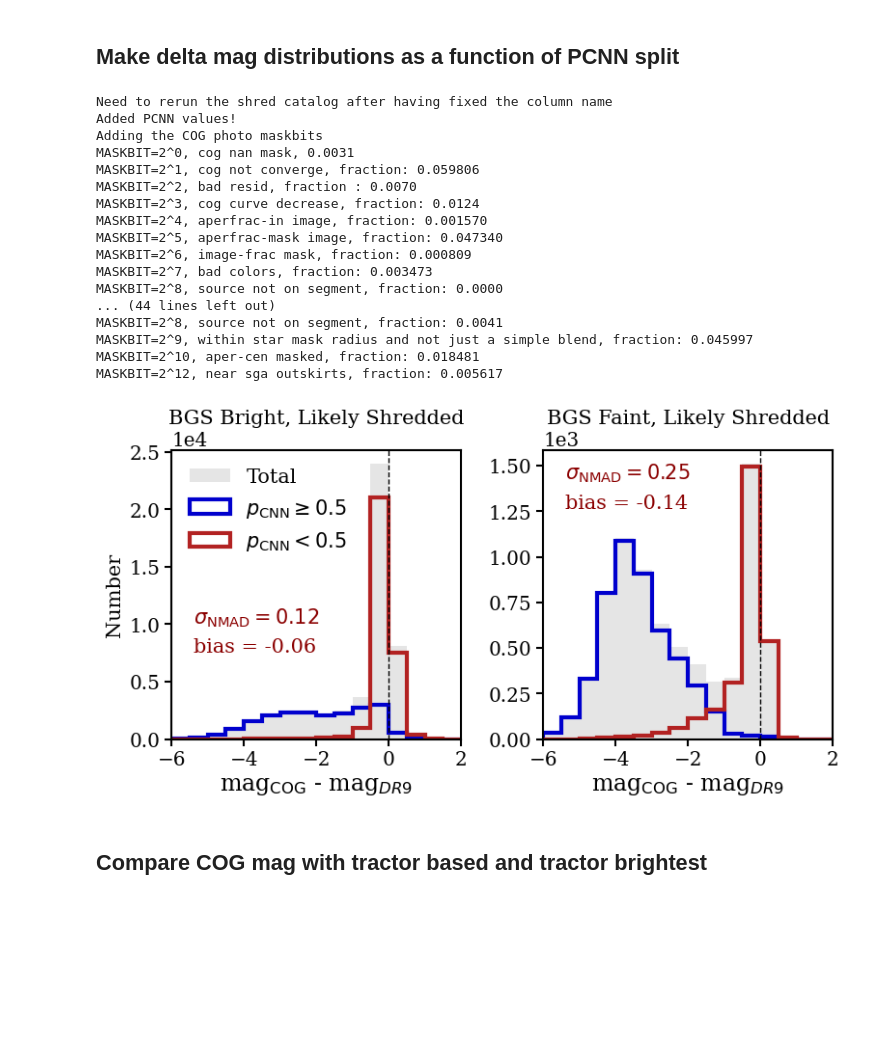
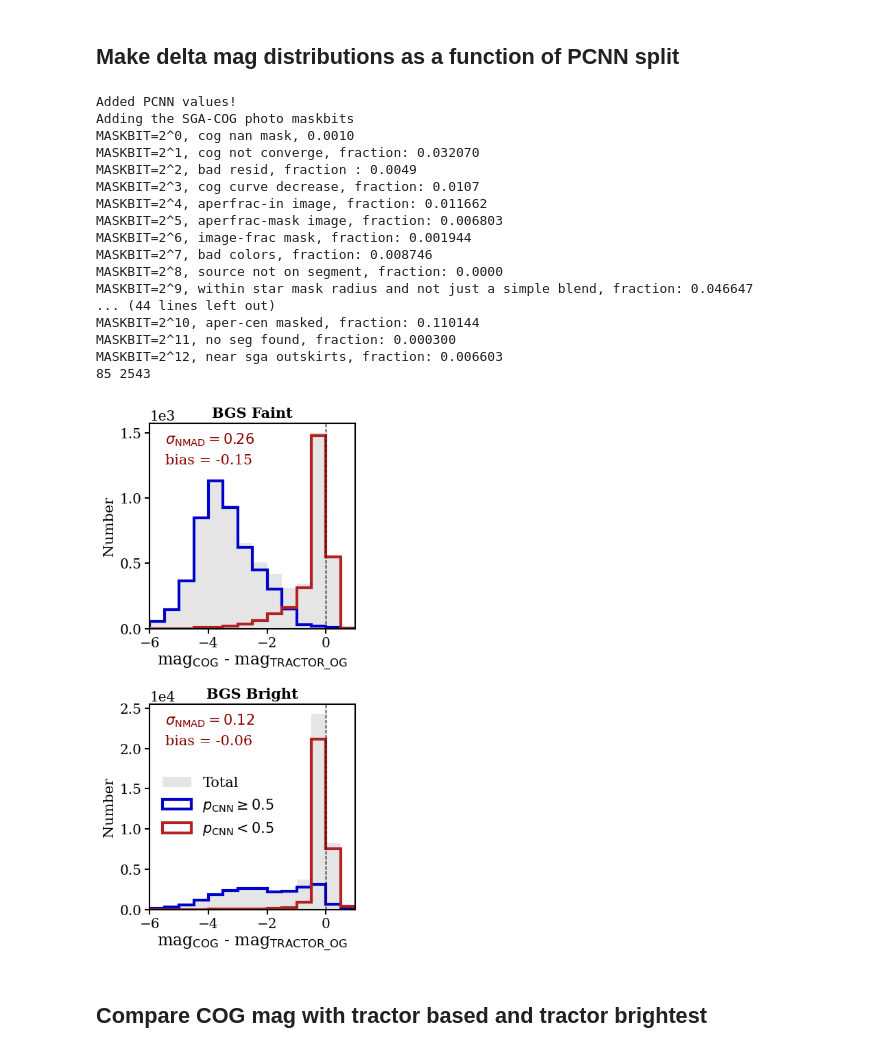
Before and after one commit to virajvman/desi_dwarfs, a Jupyter notebook: notebooks/shredding_paper/pcnn_and_validate_cog_plots.ipynb, the cells around one changed output. Saved outputs shown, nothing was run; the diff lists cells and outputs as text; code cells hidden in the pictures; blank space fills up the shorter version.

Commit message:
shredding paper nbs updated

```diff
--- a/notebooks/shredding_paper/pcnn_and_validate_cog_plots.ipynb
+++ b/notebooks/shredding_paper/pcnn_and_validate_cog_plots.ipynb
@@ -164,3 +104,0 @@ print( len(bgsb_cat[(bgsb_cat["PCNN_FRAGMENT"].data < 0.5) & mask])/len(bgsb_cat
-# %%
-bgsb_cat = Table.read("/pscratch/sd/v/virajvm/catalog_dr1_dwarfs/iron_photometry/iron_BGS_BRIGHT_shreds_catalog_w_aper_mags.fits")
-shred_mask = (bgsb_cat["FRACFLUX_G"] > 0.2) & (bgsb_cat["FRACFLUX_R"] > 0.2) & (bgsb_cat["FRACFLUX_Z"] > 0.2)
@@ -404,14 +437,14 @@ def do_consolidate(cat,sample, only_cog=True):
 
 bgsb_cat = Table.read("/pscratch/sd/v/virajvm/catalog_dr1_dwarfs/iron_photometry/iron_BGS_BRIGHT_shreds_catalog_w_aper_mags.fits")
 bgsf_cat = Table.read("/pscratch/sd/v/virajvm/catalog_dr1_dwarfs/iron_photometry/iron_BGS_FAINT_shreds_catalog_w_aper_mags.fits")
-lowz_cat = Table.read("/pscratch/sd/v/virajvm/catalog_dr1_dwarfs/iron_photometry/iron_LOWZ_shreds_catalog_w_aper_mags.fits")
-elg_cat = Table.read("/pscratch/sd/v/virajvm/catalog_dr1_dwarfs/iron_photometry/iron_ELG_shreds_catalog_w_aper_mags.fits")
+# lowz_cat = Table.read("/pscratch/sd/v/virajvm/catalog_dr1_dwarfs/iron_photometry/iron_LOWZ_shreds_catalog_w_aper_mags.fits")
+# elg_cat = Table.read("/pscratch/sd/v/virajvm/catalog_dr1_dwarfs/iron_photometry/iron_ELG_shreds_catalog_w_aper_mags.fits")
 
 #get the consolidate photometry!!
 bgsb_cat_only_cog = do_consolidate(bgsb_cat.copy(),sample="BGS_BRIGHT", only_cog=True)
 bgsf_cat_only_cog = do_consolidate(bgsf_cat.copy(),sample="BGS_FAINT", only_cog=True)
-lowz_cat_only_cog = do_consolidate(lowz_cat.copy(),sample="LOWZ", only_cog=True)
-elg_cat_only_cog = do_consolidate(elg_cat.copy(),sample="ELG", only_cog=True)
+# lowz_cat_only_cog = do_consolidate(lowz_cat.copy(),sample="LOWZ", only_cog=True)
+# elg_cat_only_cog = do_consolidate(elg_cat.copy(),sample="ELG", only_cog=True)
 
 # #get the consolidate photometry!!
 # bgsb_cat_best = do_consolidate(bgsb_cat,sample="BGS_BRIGHT", only_cog=False)
@@ -419,23 +452,23 @@ elg_cat_only_cog = do_consolidate(elg_cat.copy(),sample="ELG", only_cog=True)
 # lowz_cat_best = do_consolidate(lowz_cat,sample="LOWZ", only_cog=False)
 # elg_cat_best = do_consolidate(elg_cat,sample="ELG", only_cog=False)
 # %% [output]
-Need to rerun the shred catalog after having fixed the column name
 Added PCNN values!
-Adding the COG photo maskbits
-MASKBIT=2^0, cog nan mask, 0.0031
-MASKBIT=2^1, cog not converge, fraction: 0.059806
-MASKBIT=2^2, bad resid, fraction : 0.0070
-MASKBIT=2^3, cog curve decrease, fraction: 0.0124
-MASKBIT=2^4, aperfrac-in image, fraction: 0.001570
-MASKBIT=2^5, aperfrac-mask image, fraction: 0.047340
-MASKBIT=2^6, image-frac mask, fraction: 0.000809
-MASKBIT=2^7, bad colors, fraction: 0.003473
+Adding the SGA-COG photo maskbits
+MASKBIT=2^0, cog nan mask, 0.0010
+MASKBIT=2^1, cog not converge, fraction: 0.032070
+MASKBIT=2^2, bad resid, fraction : 0.0049
+MASKBIT=2^3, cog curve decrease, fraction: 0.0107
+MASKBIT=2^4, aperfrac-in image, fraction: 0.011662
+MASKBIT=2^5, aperfrac-mask image, fraction: 0.006803
+MASKBIT=2^6, image-frac mask, fraction: 0.001944
+MASKBIT=2^7, bad colors, fraction: 0.008746
 MASKBIT=2^8, source not on segment, fraction: 0.0000
+MASKBIT=2^9, within star mask radius and not just a simple blend, fraction: 0.046647
 ... (44 lines left out)
-MASKBIT=2^8, source not on segment, fraction: 0.0041
-MASKBIT=2^9, within star mask radius and not just a simple blend, fraction: 0.045997
-MASKBIT=2^10, aper-cen masked, fraction: 0.018481
-MASKBIT=2^12, near sga outskirts, fraction: 0.005617
+MASKBIT=2^10, aper-cen masked, fraction: 0.110144
+MASKBIT=2^11, no seg found, fraction: 0.000300
+MASKBIT=2^12, near sga outskirts, fraction: 0.006603
+85 2543
 # %%
 def get_pcnn_dists(shred_cat):
     '''
@@ -487,45 +522,52 @@ def make_single_panel(ax, delts, pcnn,density=False):
 # %%
-fig,ax = make_subplots(ncol=2,nrow = 1, return_fig=True,col_spacing=0.85)
+fig,ax = make_subplots(ncol=1,nrow = 2, return_fig=True,col_spacing=0.9)
+
+###############
+
 
 pcnn_cut = 0.5
 bins = np.arange(-6.5,2.5,0.5)
 lw = 3
 tot_alpha = 0.2
 
 fs = 17
 fs_2 = 15
 
-ax[0].set_title(r"BGS Bright, Likely Shredded",fontsize = fs_2)
+ax[0].set_title(r"BGS Bright",fontsize = fs_2,weight="bold")
 make_single_panel(ax[0], delts_bgsb_only_cog, pcnn_bgsb_only_cog, density=False)
 
-ax[1].set_title(r"BGS Faint, Likely Shredded",fontsize = fs_2)
+ax[1].set_title(r"BGS Faint",fontsize = fs_2,weight="bold")
 make_single_panel(ax[1], delts_bgsf_only_cog, pcnn_bgsf_only_cog, density=False)
 
 vals = delts_bgsb_only_cog[pcnn_bgsb_only_cog < pcnn_cut]
 vals = vals[~np.isnan(vals)]
-ax[0].text(0.075,0.4, rf"$\sigma_{{\rm NMAD}} = {stats.median_abs_deviation(vals, scale='normal'):.2f}$",
+
+#this used to be 0.4,0.3
+ax[0].text(0.075,0.9, rf"$\sigma_{{\rm NMAD}} = {stats.median_abs_deviation(vals, scale='normal'):.2f}$",
            fontsize = 15, transform = ax[0].transAxes,color = "darkred")
-ax[0].text(0.075,0.3, f"bias = {np.median(vals):.2f}",
+ax[0].text(0.075,0.8, f"bias = {np.median(vals):.2f}",
            fontsize = 15, transform = ax[0].transAxes,color = "darkred")
 
 vals = delts_bgsf_only_cog[pcnn_bgsf_only_cog < pcnn_cut]
 vals = vals[~np.isnan(vals)]
 ax[1].text(0.075,0.9, rf"$\sigma_{{\rm NMAD}} = {stats.median_abs_deviation(vals, scale='normal'):.2f}$",
            fontsize = 15, transform = ax[1].transAxes,color = "darkred")
 ax[1].text(0.075,0.8, f"bias = {np.median(vals):.2f}",
            fontsize = 15, transform = ax[1].transAxes,color = "darkred")
 
 for i in range(2):
-    ax[0].legend(frameon=False,loc="upper left",fontsize=15)
-    ax[i].set_xlim([-6,2])
-    ax[i].set_xlabel(r"mag$_{\rm COG}$ - mag$_{DR9}$",fontsize = fs)
+    ax[0].legend(frameon=False,fontsize=15,loc="center left")
+    #
+    ax[i].set_xlim([-6,1])
+    ax[i].set_xlabel(r"mag$_{\rm COG}$ - mag$_{\rm TRACTOR\_OG}$",fontsize = fs)
     ax[i].axvline(x = 0,color = "k",ls = "--",lw = 1)
-    ax[0].set_ylabel("Number",fontsize = 15)
+    ax[i].set_ylabel("Number",fontsize = 15)
+    # ax[1].set_yticks([0,1e4, 2e4])
+    ax[1].set_yticks([0,0.5e3, 1e3,1.5e3])
     ax[i].ticklabel_format(axis="y", style="sci", scilimits=(0, 0))
 
-
-plt.savefig("plots/pcnn_delta_mag_dist.pdf",bbox_inches="tight")
+# plt.savefig(f"{plot_save_dir}/plots/pcnn_delta_mag_dist.pdf",bbox_inches="tight")
 
 plt.show()
 # %% [output]
-[figure, old version]
+[figure, new version]
```
Also changed, not shown: parts of 21 cells of this notebook, 12 other files.
